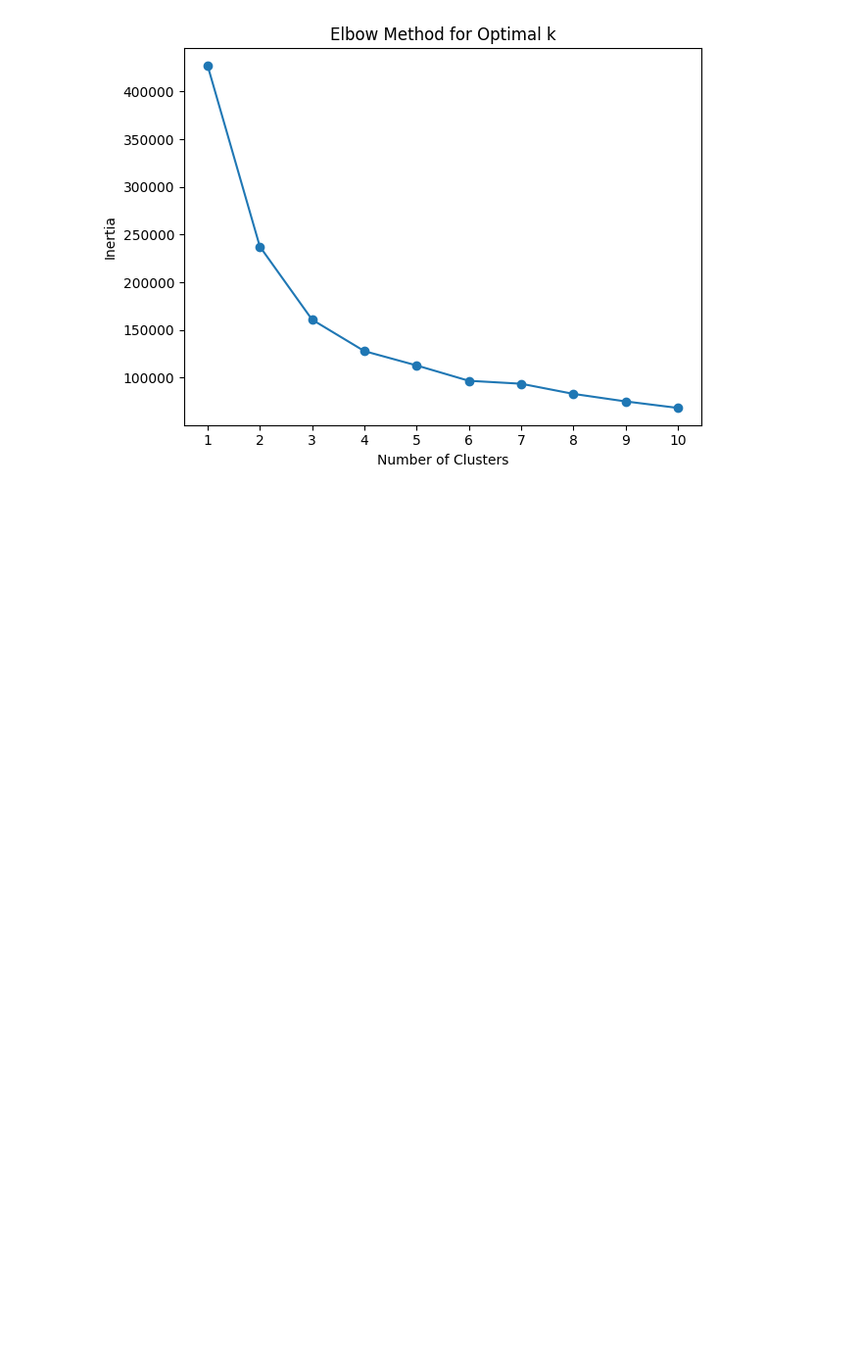
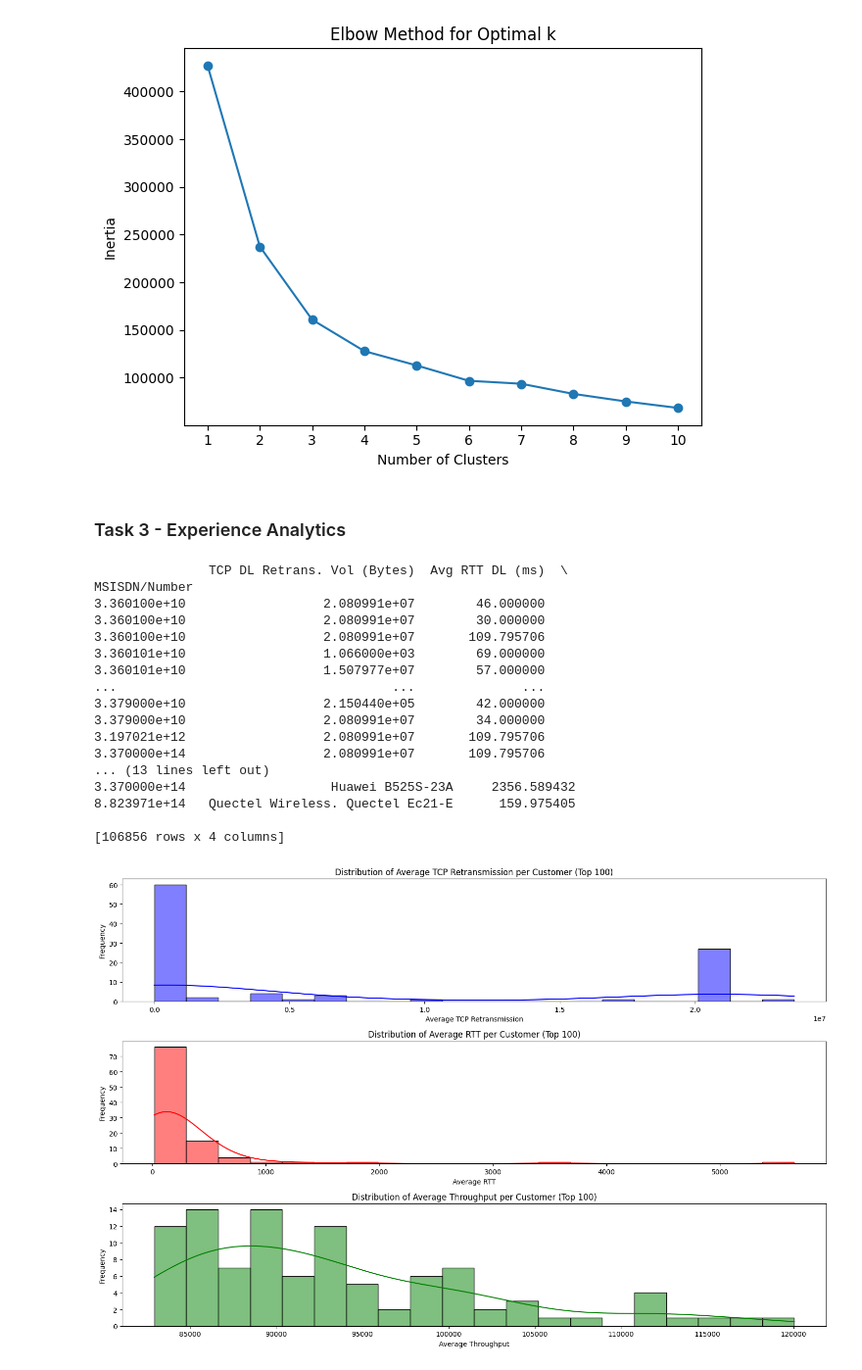
Before and after one commit to IamYunusAli/Acquired, a Jupyter notebook: notebooks/Company_analysis.ipynb, the cells around one changed output. Shown at 98% size. Saved outputs shown, nothing was run; the diff lists cells and outputs as text; code cells hidden in the pictures; blank space fills up the shorter version.

Commit message:
Aggregate per customer on TCP tranmission and compute top 10 of most frequent

```diff
--- a/notebooks/Company_analysis.ipynb
+++ b/notebooks/Company_analysis.ipynb
@@ -629,3 +629,59 @@ plt.tight_layout()
 plt.show()
 # %% [output]
 [figure]
+# %% [markdown]
+### Task 3 - Experience Analytics
+# %%
+# Aggregate the average TCP retransmission, RTT, handset type, and throughput per customer
+
+df['TCP DL Retrans. Vol (Bytes)'] = df['TCP DL Retrans. Vol (Bytes)'].fillna(df['TCP DL Retrans. Vol (Bytes)'].mean())
+df['Avg RTT DL (ms)'] = df['Avg RTT DL (ms)'].fillna(df['Avg RTT DL (ms)'].mean())
+df['Handset Type'] = df['Handset Type'].fillna(df['Handset Type'].mode()[0])
+
+if 'Avg Throughput' not in df.columns:
+	df['Avg Throughput'] = (df['Total DL (Bytes)'] + df['Total UL (Bytes)']) / df['Dur. (ms)']
+
+df['Avg Throughput'] = df['Avg Throughput'].fillna(df['Avg Throughput'].mean())
+customer_info = df.groupby('MSISDN/Number').agg({'TCP DL Retrans. Vol (Bytes)': 'mean', 'Avg RTT DL (ms)': 'mean', 'Handset Type': 'first', 'Avg Throughput': 'mean'})
+print(customer_info)
+
+#visual representaion
+top100_customers = customer_info['Avg Throughput'].nlargest(100)
+top100_customer_info = customer_info.loc[top100_customers.index]
+plt.figure(figsize=(15, 10))
+plt.subplot(3, 1, 1)
+sns.histplot(top100_customer_info['TCP DL Retrans. Vol (Bytes)'], bins=20, color='blue', kde=True)
+plt.title('Distribution of Average TCP Retransmission per Customer (Top 100)')
+plt.xlabel('Average TCP Retransmission')
+plt.ylabel('Frequency')
+plt.subplot(3, 1, 2)
+sns.histplot(top100_customer_info['Avg RTT DL (ms)'], bins=20, color='red', kde=True)
+plt.title('Distribution of Average RTT per Customer (Top 100)')
+plt.xlabel('Average RTT')
+plt.ylabel('Frequency')
+plt.subplot(3, 1, 3)
+sns.histplot(top100_customer_info['Avg Throughput'], bins=20, color='green', kde=True)
+plt.title('Distribution of Average Throughput per Customer (Top 100)')
+plt.xlabel('Average Throughput')
+plt.ylabel('Frequency')
+plt.tight_layout()
+plt.show()
+# %% [output]
+               TCP DL Retrans. Vol (Bytes)  Avg RTT DL (ms)  \
+MSISDN/Number
+3.360100e+10                  2.080991e+07        46.000000
+3.360100e+10                  2.080991e+07        30.000000
+3.360100e+10                  2.080991e+07       109.795706
+3.360101e+10                  1.066000e+03        69.000000
+3.360101e+10                  1.507977e+07        57.000000
+...                                    ...              ...
+3.379000e+10                  2.150440e+05        42.000000
+3.379000e+10                  2.080991e+07        34.000000
+3.197021e+12                  2.080991e+07       109.795706
+3.370000e+14                  2.080991e+07       109.795706
+... (13 lines left out)
+3.370000e+14                   Huawei B525S-23A     2356.589432
+8.823971e+14   Quectel Wireless. Quectel Ec21-E      159.975405
+
+[106856 rows x 4 columns]
+[figure, added]
```
Also changed, not shown: parts of 1 cell of this notebook.
